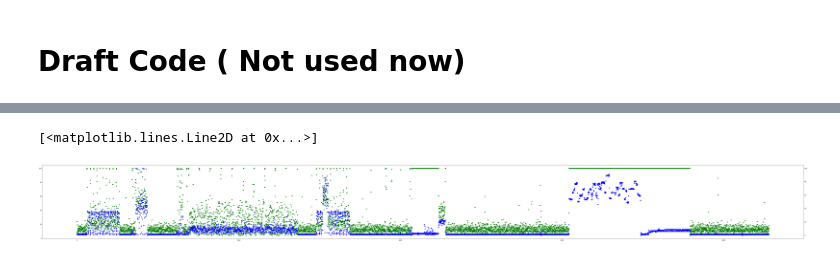
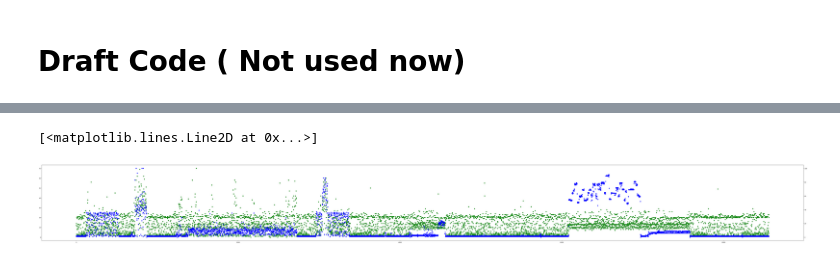
Before and after one commit to dipayan2/ARMAModel, a Jupyter notebook: ModularCode.ipynb, the cells around one changed output, grey strips where cells are left out. Saved outputs shown, nothing was run; the diff lists cells and outputs as text; code cells hidden in the pictures.

```diff
--- a/ModularCode.ipynb
+++ b/ModularCode.ipynb
@@ -601,22 +601,22 @@ plot_pacf(utilData['bUtil'].dropna(),lags=20,alpha=0.05,method='ols');
 # %%
 utilData = getNewDataFrame('UtilTestFinal')
 # print(utilData.bUtil.diff().shift(1))
 fig, ax1 = plt.subplots(figsize=(100,10))
 
 x = utilData.index.values.tolist()
 y1 = utilData['bUtil']
 y2 = utilData['sUtil']
 y3 = utilData['mUtil']
 
 ax2 = ax1.twinx()
 # ax3 = ax2.twinx()
 
-ax1.plot(x, y1, 'go')
+ax1.plot(x, y2, 'go')
 ax2.plot(x, y3, 'bo')
 # ax3.plot(x, y3, 'ro')
 # %% [output]
 [<matplotlib.lines.Line2D at 0x...>]
-[figure, old version]
+[figure, new version]
 # %%
 # Latest AR Code
 def main(TEST_START=7500,STEP=50,N_CLUST=5,TRAIN_END=6001,ARP=4):
```
Also changed, not shown: parts of 8 cells of this notebook, 2 other files.
